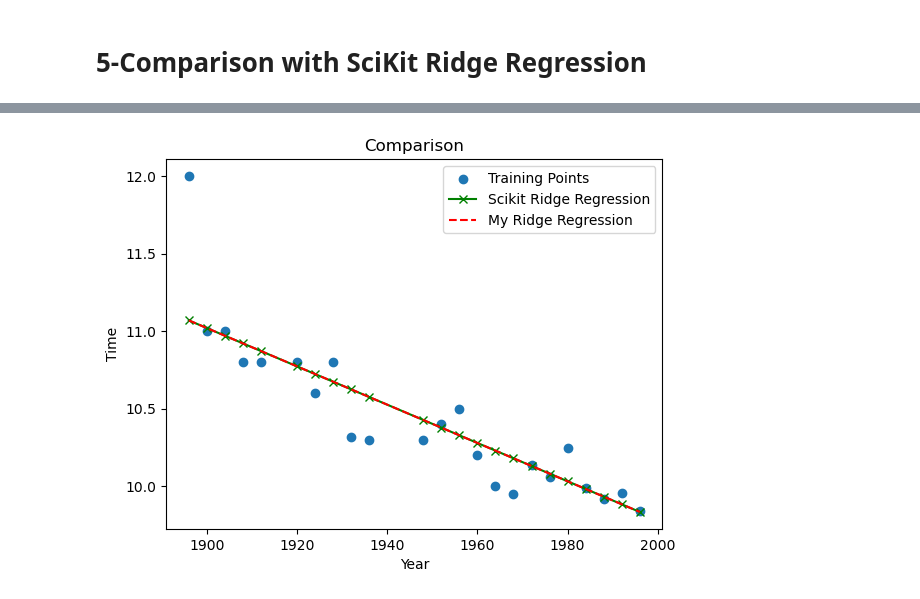
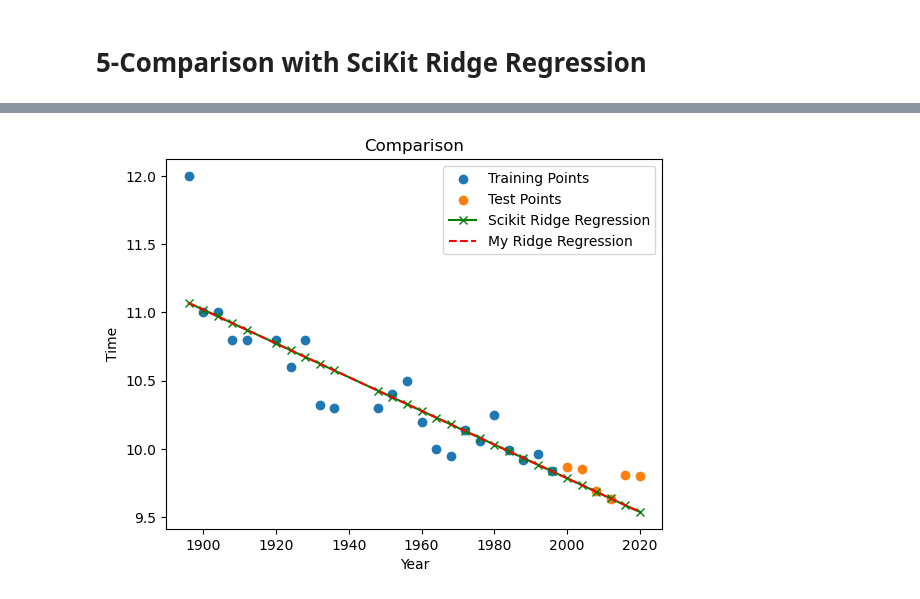
Before and after one commit to Michele2301/MALIS-projects, a Jupyter notebook: Project3/experiments.ipynb, the cells around one changed output, grey strips where cells are left out. Drawn from its saved outputs; the diff is of its cells as text; code cells hidden in the pictures.

Commit message:
updated image

```diff
--- a/Project3/experiments.ipynb
+++ b/Project3/experiments.ipynb
@@ -158,28 +177,29 @@ mse sklearn:  0.022887067310203735
 # %%
 #plot if 1D
 import warnings
 warnings.filterwarnings('ignore')
 if dataset_train.shape[1]==2:
     import matplotlib.pyplot as plt
     ridge=Ridge_Regression(lambda_value)
     ridge.Train(X,Y)
-    y_pred=ridge.Predict(X)
+    y_pred=ridge.Predict(np.concatenate((X,X_test),axis=0))
     from sklearn.linear_model import Ridge
     ridge_sklearn=Ridge(alpha=lambda_value)
     ridge_sklearn.fit(X,Y)
-    y_pred_sklearn=ridge_sklearn.predict(X)
+    y_pred_sklearn=ridge_sklearn.predict(np.concatenate((X,X_test),axis=0))
     from sklearn.linear_model import RidgeCV
     ridge_cv=RidgeCV(cv=k)
     ridge_cv.fit(X,Y)
-    y_pred_cv=ridge_cv.predict(X)
+    y_pred_cv=ridge_cv.predict(np.concatenate((X,X_test),axis=0))
     plt.scatter(X, Y, label='Training Points')
-    plt.plot(X, y_pred_sklearn, label='Scikit Ridge Regression', color='green', marker="x")
-    plt.plot(X, y_pred, label='My Ridge Regression', linestyle='--', color='red')
+    plt.scatter(X_test, Y_test, label='Test Points')
+    plt.plot(np.concatenate((X,X_test)), y_pred_sklearn, label='Scikit Ridge Regression', color='green', marker="x")
+    plt.plot(np.concatenate((X,X_test)), y_pred, label='My Ridge Regression', linestyle='--', color='red')
 
     plt.title('Comparison')
     plt.xlabel('Year')
     plt.ylabel('Time')
     plt.legend()
     plt.show()
 # %% [output]
-[figure, old version]
+[figure, new version]
```
Also changed, not shown: parts of 2 cells of this notebook, 1 other file.
